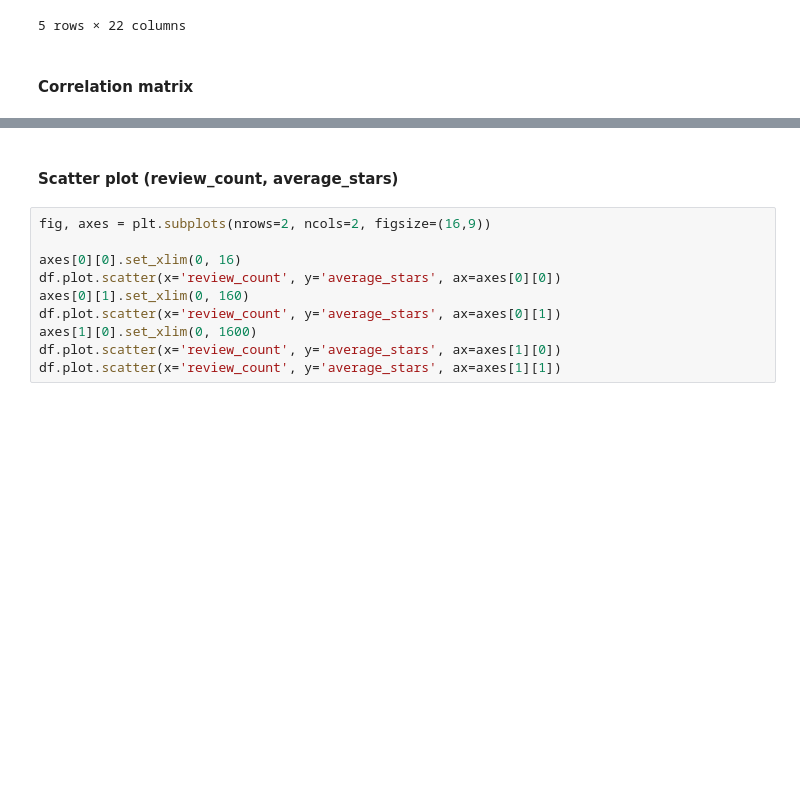
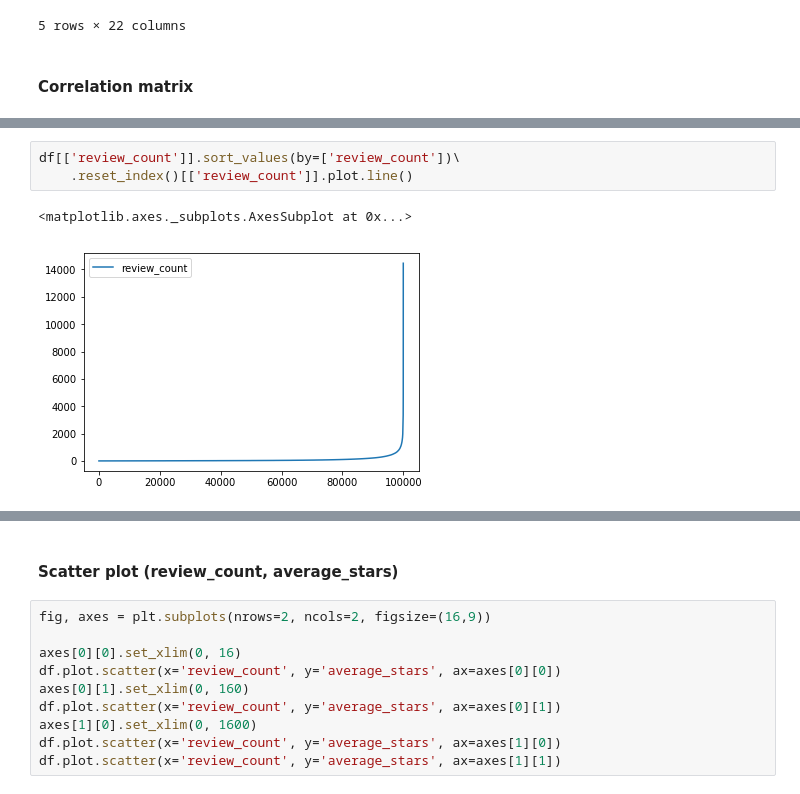
Before and after one commit to lorenzovngl/analysis-of-yelp-open-dataset, a Jupyter notebook: notebooks/user.ipynb, the cells around one changed output, grey strips where cells are left out. Saved outputs shown, nothing was run; the diff lists cells and outputs as text; blank space fills up the shorter version.

```diff
--- a/notebooks/user.ipynb
+++ b/notebooks/user.ipynb
@@ -48,0 +56,6 @@ cb.ax.tick_params(labelsize=14)
+# %%
+df[['review_count']].sort_values(by=['review_count'])\
+    .reset_index()[['review_count']].plot.line()
+# %% [output]
+<matplotlib.axes._subplots.AxesSubplot at 0x...>
+[figure, added]
```
Also changed, not shown: parts of 5 cells of this notebook.
